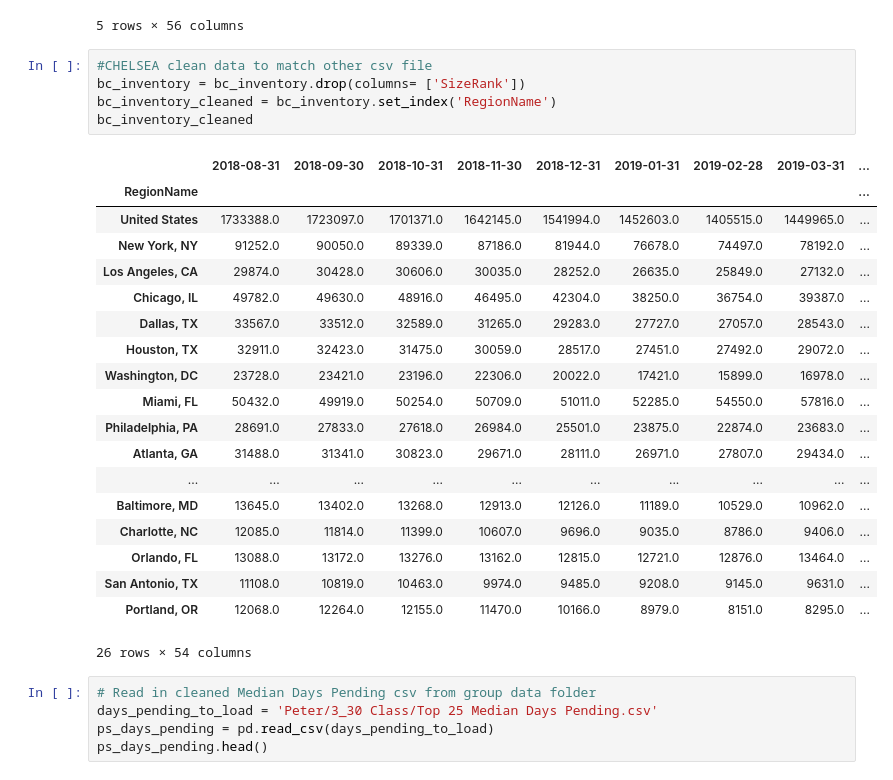
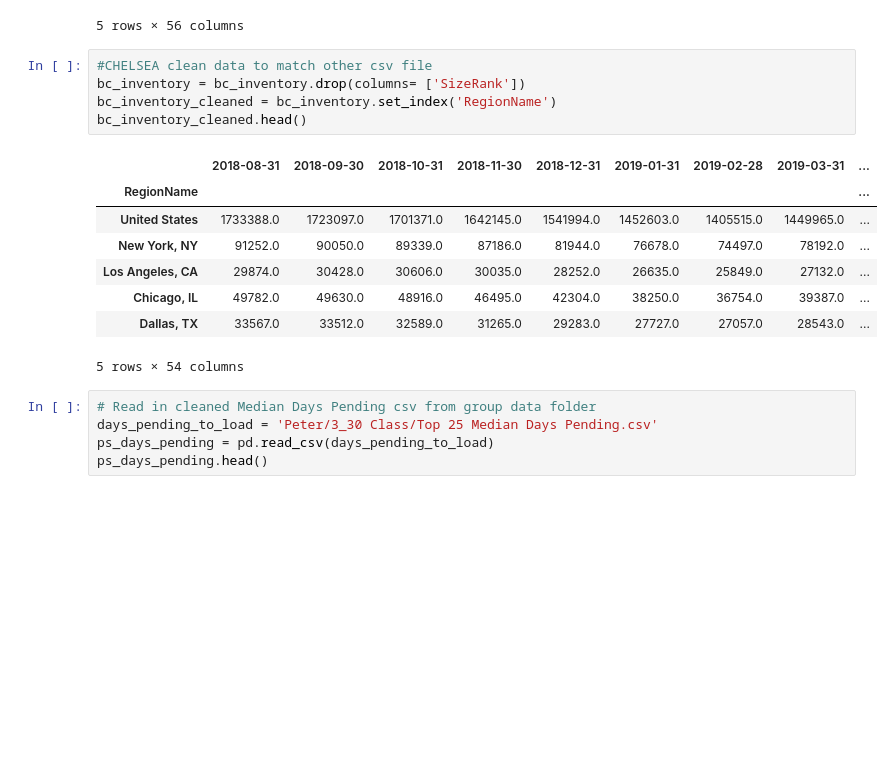
Before and after one commit to ceramicbull/Project-1-Repo, a Jupyter notebook: Group Project One Notebook.ipynb, the cells around one changed output. Cells and saved outputs as stored; diff of their text form; blank space fills up the shorter version.

```diff
--- a/Group Project One Notebook.ipynb
+++ b/Group Project One Notebook.ipynb
@@ -349,28 +338,17 @@ bc_inventory.head()
 # %%
 #CHELSEA clean data to match other csv file
 bc_inventory = bc_inventory.drop(columns= ['SizeRank'])
 bc_inventory_cleaned = bc_inventory.set_index('RegionName')
-bc_inventory_cleaned
+bc_inventory_cleaned.head()
 # %% [output]
 |  | 2018-08-31 | 2018-09-30 | 2018-10-31 | 2018-11-30 | 2018-12-31 | 2019-01-31 | 2019-02-28 | 2019-03-31 | ... |
 | RegionName |  |  |  |  |  |  |  |  | ... |
 | United States | 1733388.0 | 1723097.0 | 1701371.0 | 1642145.0 | 1541994.0 | 1452603.0 | 1405515.0 | 1449965.0 | ... |
 | New York, NY | 91252.0 | 90050.0 | 89339.0 | 87186.0 | 81944.0 | 76678.0 | 74497.0 | 78192.0 | ... |
 | Los Angeles, CA | 29874.0 | 30428.0 | 30606.0 | 30035.0 | 28252.0 | 26635.0 | 25849.0 | 27132.0 | ... |
 | Chicago, IL | 49782.0 | 49630.0 | 48916.0 | 46495.0 | 42304.0 | 38250.0 | 36754.0 | 39387.0 | ... |
 | Dallas, TX | 33567.0 | 33512.0 | 32589.0 | 31265.0 | 29283.0 | 27727.0 | 27057.0 | 28543.0 | ... |
-| Houston, TX | 32911.0 | 32423.0 | 31475.0 | 30059.0 | 28517.0 | 27451.0 | 27492.0 | 29072.0 | ... |
-| Washington, DC | 23728.0 | 23421.0 | 23196.0 | 22306.0 | 20022.0 | 17421.0 | 15899.0 | 16978.0 | ... |
-| Miami, FL | 50432.0 | 49919.0 | 50254.0 | 50709.0 | 51011.0 | 52285.0 | 54550.0 | 57816.0 | ... |
-| Philadelphia, PA | 28691.0 | 27833.0 | 27618.0 | 26984.0 | 25501.0 | 23875.0 | 22874.0 | 23683.0 | ... |
-| Atlanta, GA | 31488.0 | 31341.0 | 30823.0 | 29671.0 | 28111.0 | 26971.0 | 27807.0 | 29434.0 | ... |
-| ... | ... | ... | ... | ... | ... | ... | ... | ... | ... |
-| Baltimore, MD | 13645.0 | 13402.0 | 13268.0 | 12913.0 | 12126.0 | 11189.0 | 10529.0 | 10962.0 | ... |
-| Charlotte, NC | 12085.0 | 11814.0 | 11399.0 | 10607.0 | 9696.0 | 9035.0 | 8786.0 | 9406.0 | ... |
-| Orlando, FL | 13088.0 | 13172.0 | 13276.0 | 13162.0 | 12815.0 | 12721.0 | 12876.0 | 13464.0 | ... |
-| San Antonio, TX | 11108.0 | 10819.0 | 10463.0 | 9974.0 | 9485.0 | 9208.0 | 9145.0 | 9631.0 | ... |
-| Portland, OR | 12068.0 | 12264.0 | 12155.0 | 11470.0 | 10166.0 | 8979.0 | 8151.0 | 8295.0 | ... |
-26 rows × 54 columns
+5 rows × 54 columns
 # %%
 # Read in cleaned Median Days Pending csv from group data folder
 days_pending_to_load = 'Peter/3_30 Class/Top 25 Median Days Pending.csv'
```
Also changed, not shown: parts of 15 cells of this notebook, 8 other files.
